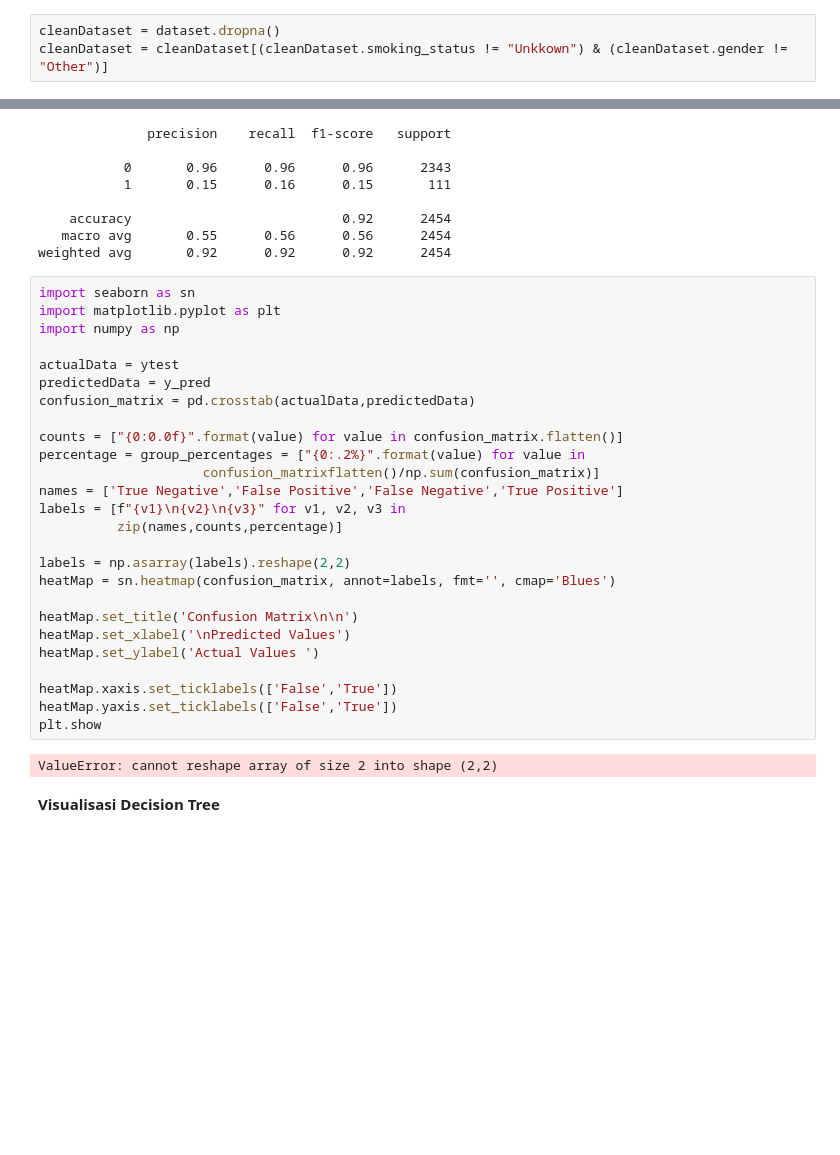
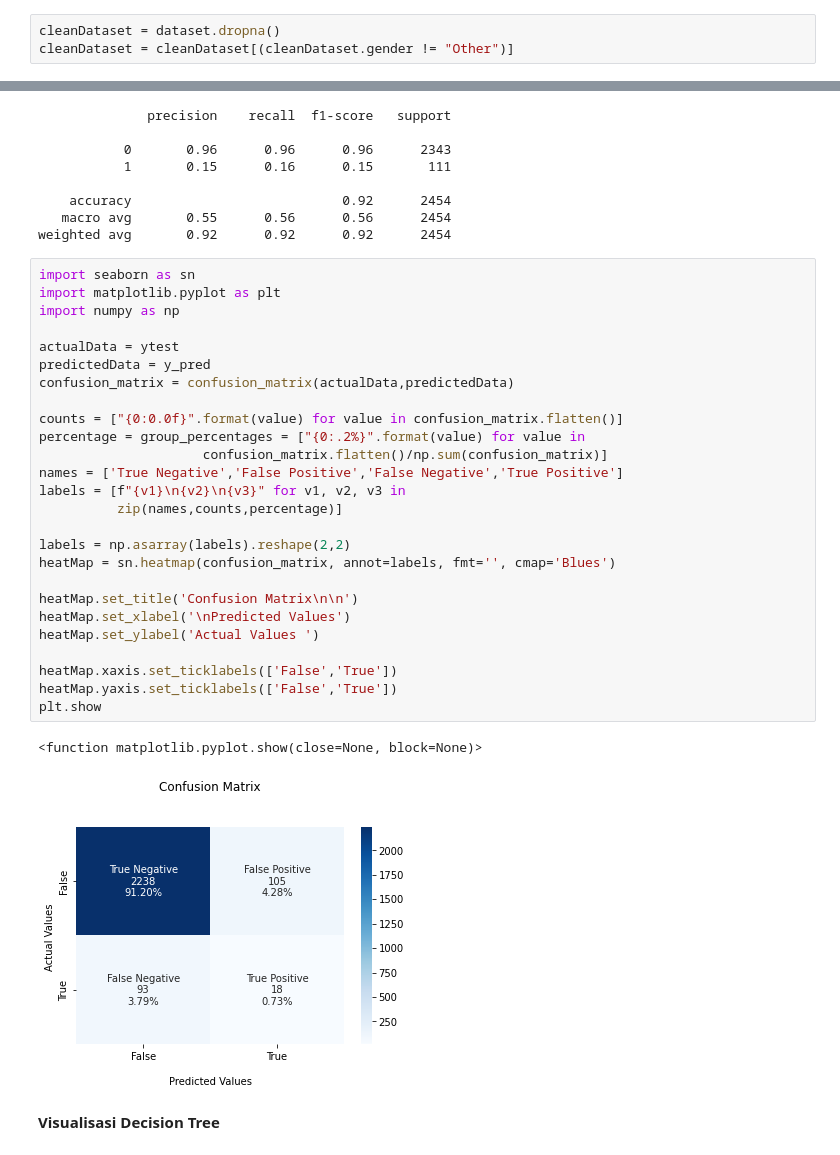
Before and after one commit to krsx/FP-ML, a Jupyter notebook: FinalProject/final_project_ML_ver2.ipynb, the cells around one changed output, grey strips where cells are left out. Cells and saved outputs as stored; diff of their text form; blank space fills up the shorter version.

Commit message:
Fix error

```diff
--- a/FinalProject/final_project_ML_ver2.ipynb
+++ b/FinalProject/final_project_ML_ver2.ipynb
@@ -30,6 +30,6 @@ Catatan : Kondisi Cleaning Data Untuk nilai Unkown pada Smoking Status dan NaN p
 # %%
 cleanDataset = dataset.dropna()
-cleanDataset = cleanDataset[(cleanDataset.smoking_status != "Unkkown") & (cleanDataset.gender != "Other")]
+cleanDataset = cleanDataset[(cleanDataset.gender != "Other")]
 # %%
 cleanDataset.head(20)
 # %% [output]
@@ -185,31 +185,32 @@ weighted avg       0.92      0.92      0.92      2454
 # %%
 import seaborn as sn
 import matplotlib.pyplot as plt
 import numpy as np
 
 actualData = ytest
 predictedData = y_pred
-confusion_matrix = pd.crosstab(actualData,predictedData)
+confusion_matrix = confusion_matrix(actualData,predictedData)
 
 counts = ["{0:0.0f}".format(value) for value in confusion_matrix.flatten()]
 percentage = group_percentages = ["{0:.2%}".format(value) for value in
-                     confusion_matrixflatten()/np.sum(confusion_matrix)]
+                     confusion_matrix.flatten()/np.sum(confusion_matrix)]
 names = ['True Negative','False Positive','False Negative','True Positive']
 labels = [f"{v1}\n{v2}\n{v3}" for v1, v2, v3 in
           zip(names,counts,percentage)]
 
 labels = np.asarray(labels).reshape(2,2)
 heatMap = sn.heatmap(confusion_matrix, annot=labels, fmt='', cmap='Blues')
 
 heatMap.set_title('Confusion Matrix\n\n')
 heatMap.set_xlabel('\nPredicted Values')
 heatMap.set_ylabel('Actual Values ')
 
 heatMap.xaxis.set_ticklabels(['False','True'])
 heatMap.yaxis.set_ticklabels(['False','True'])
 plt.show
 # %% [output]
-ValueError: cannot reshape array of size 2 into shape (2,2)
+<function matplotlib.pyplot.show(close=None, block=None)>
+[figure, added]
 # %% [markdown]
 **Visualisasi Decision Tree**
 # %%
```
Also changed, not shown: parts of 2 cells of this notebook, 2 other files.
